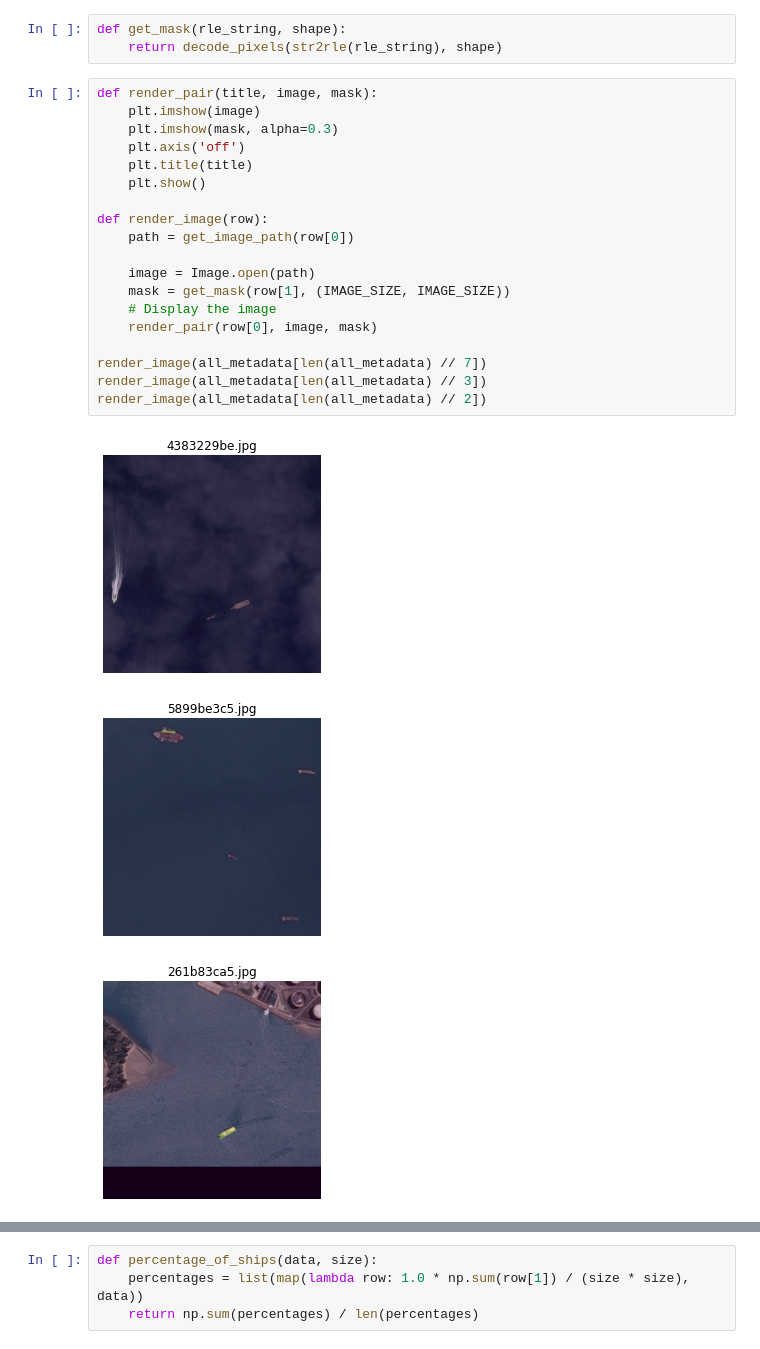
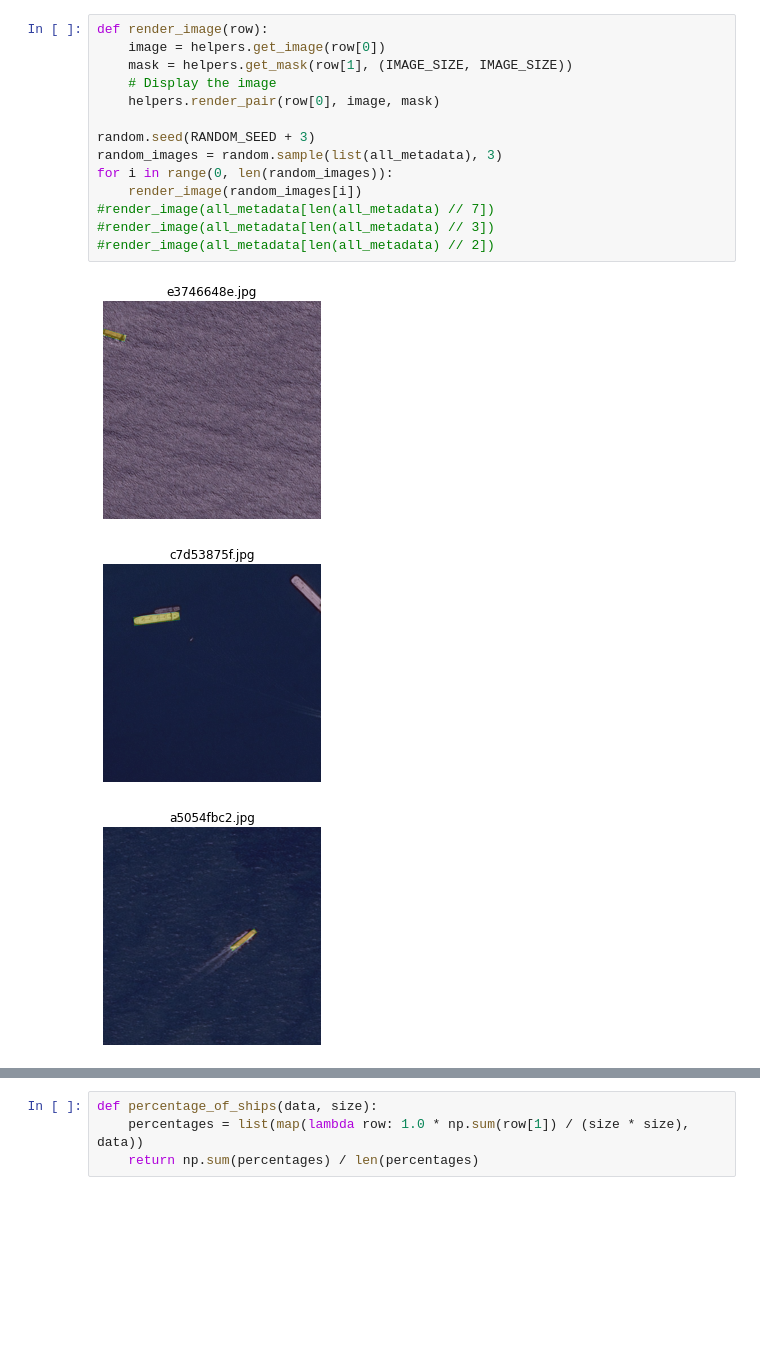
Before and after one commit to Malczewski/airbus-ship-detection, a Jupyter notebook: explore.ipynb, the cells around one changed output, grey strips where cells are left out. Saved outputs shown, nothing was run; the diff lists cells and outputs as text; blank space fills up the shorter version.

```diff
--- a/explore.ipynb
+++ b/explore.ipynb
@@ -68,26 +46,18 @@ def str2rle(rle_string: str):
-# %%
-def get_mask(rle_string, shape):
-	return decode_pixels(str2rle(rle_string), shape)
 # %%
-def render_pair(title, image, mask):
-	plt.imshow(image)
-	plt.imshow(mask, alpha=0.3)
-	plt.axis('off')
-	plt.title(title)
-	plt.show()
+def render_image(row):
+	image = helpers.get_image(row[0])
+	mask = helpers.get_mask(row[1], (IMAGE_SIZE, IMAGE_SIZE))
+	# Display the image
+	helpers.render_pair(row[0], image, mask)
 
-def render_image(row):
-	path = get_image_path(row[0])
-
-	image = Image.open(path)
-	mask = get_mask(row[1], (IMAGE_SIZE, IMAGE_SIZE))
-	# Display the image
-	render_pair(row[0], image, mask)
-
-render_image(all_metadata[len(all_metadata) // 7])
-render_image(all_metadata[len(all_metadata) // 3])
-render_image(all_metadata[len(all_metadata) // 2])
+random.seed(RANDOM_SEED + 3)
+random_images = random.sample(list(all_metadata), 3)
+for i in range(0, len(random_images)):
+	render_image(random_images[i])
+#render_image(all_metadata[len(all_metadata) // 7])
+#render_image(all_metadata[len(all_metadata) // 3])
+#render_image(all_metadata[len(all_metadata) // 2])
 # %% [output]
-[figure, old version]
+[figure, new version]
-[figure, old version]
+[figure, new version]
-[figure, old version]
+[figure, new version]
```
Also changed, not shown: parts of 14 cells of this notebook, 5 other files.
